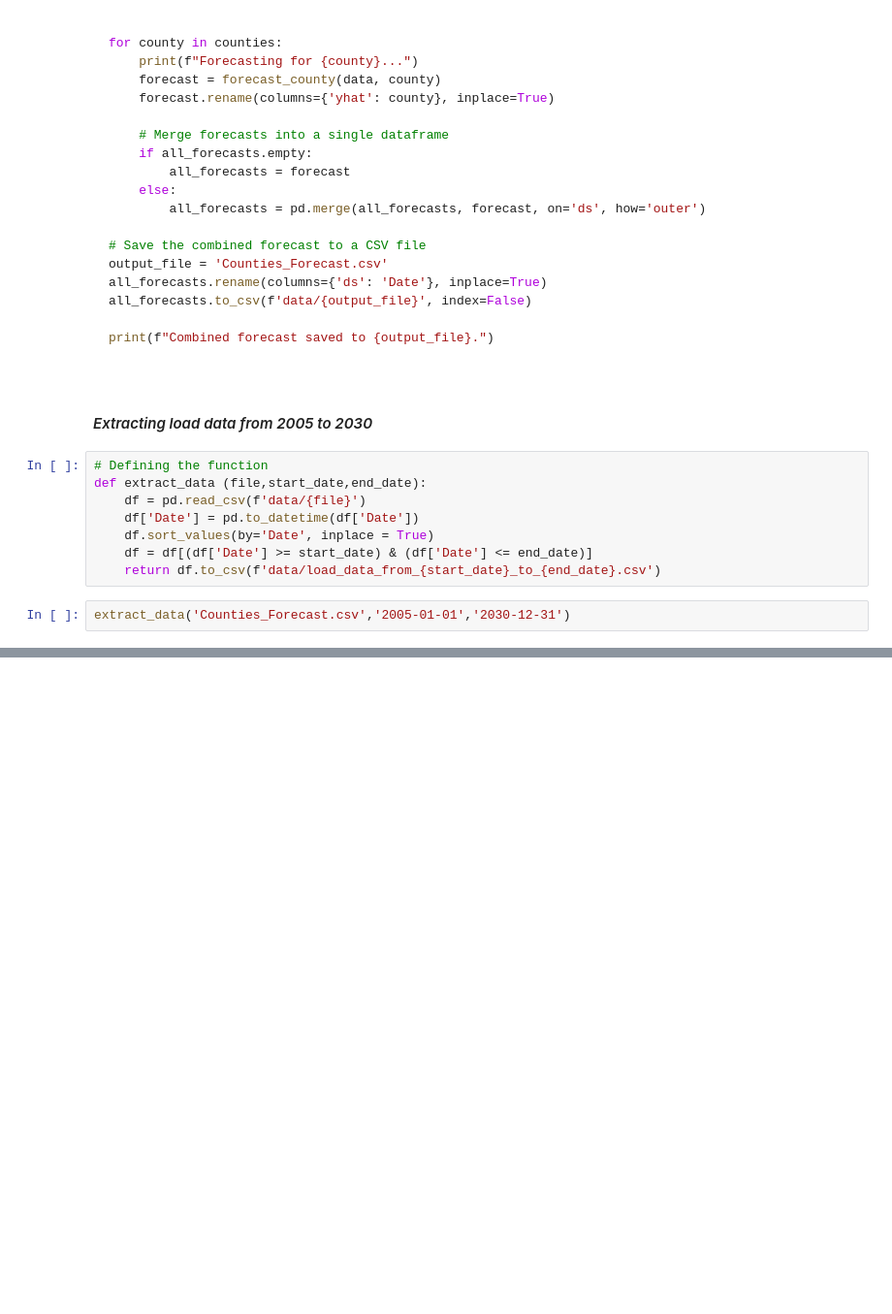
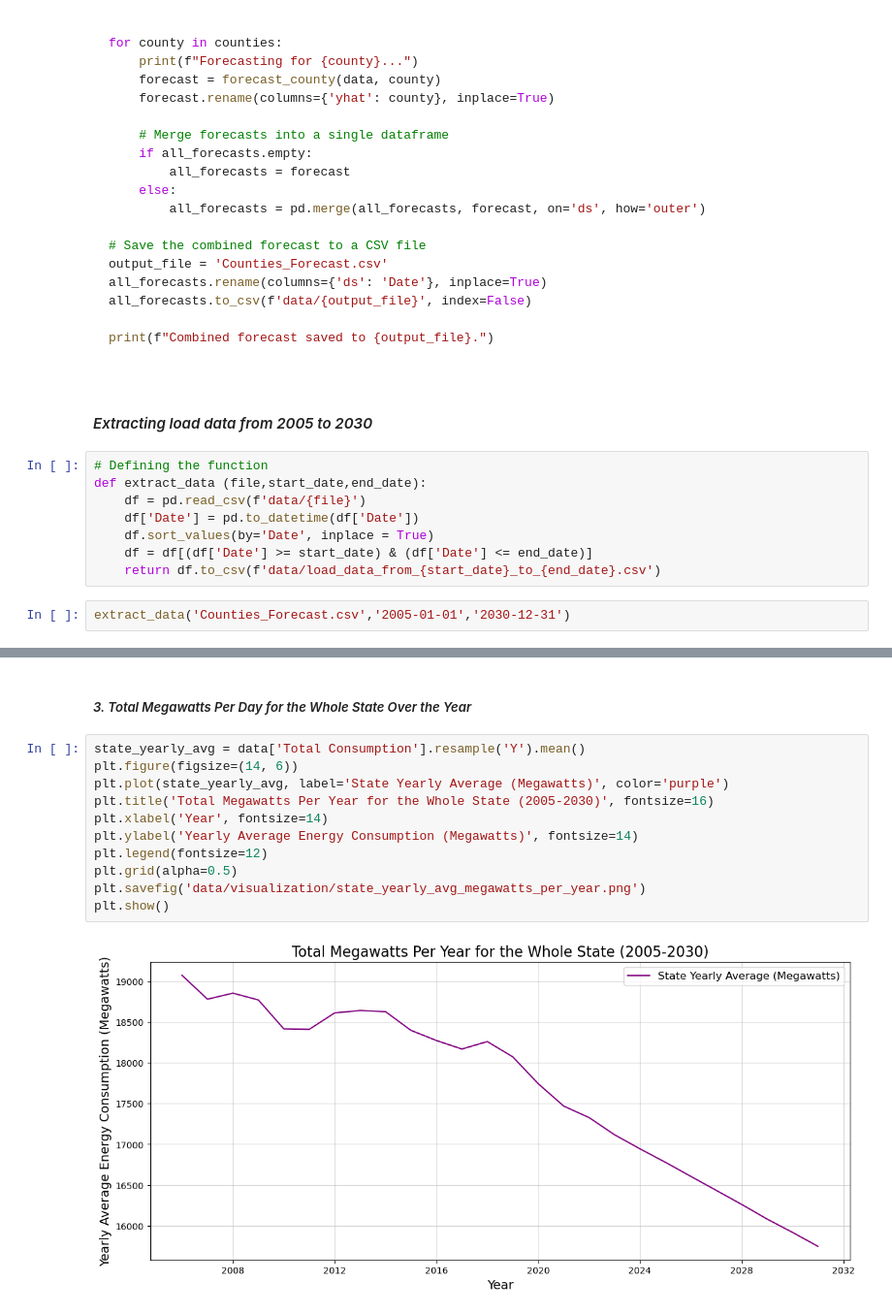
Before and after one commit to DamarTheMunginizer/New-York-State-Energy-Consumption, a Jupyter notebook: Load_Data.ipynb, the cells around one changed output, grey strips where cells are left out. Shown at 97% size. Cells and saved outputs as stored; diff of their text form; blank space fills up the shorter version.

```diff
--- a/Load_Data.ipynb
+++ b/Load_Data.ipynb
@@ -429,0 +489,15 @@ extract_data('Counties_Forecast.csv','2005-01-01','2030-12-31')
+# %% [markdown]
+##### *3. Total Megawatts Per Day for the Whole State Over the Year*
+# %%
+state_yearly_avg = data['Total Consumption'].resample('Y').mean()
+plt.figure(figsize=(14, 6))
+plt.plot(state_yearly_avg, label='State Yearly Average (Megawatts)', color='purple')
+plt.title('Total Megawatts Per Year for the Whole State (2005-2030)', fontsize=16)
+plt.xlabel('Year', fontsize=14)
+plt.ylabel('Yearly Average Energy Consumption (Megawatts)', fontsize=14)
+plt.legend(fontsize=12)
+plt.grid(alpha=0.5)
+plt.savefig('data/visualization/state_yearly_avg_megawatts_per_year.png')
+plt.show()
+# %% [output]
+[figure, added]
```
Also changed, not shown: parts of 13 cells of this notebook, 4 other files.
